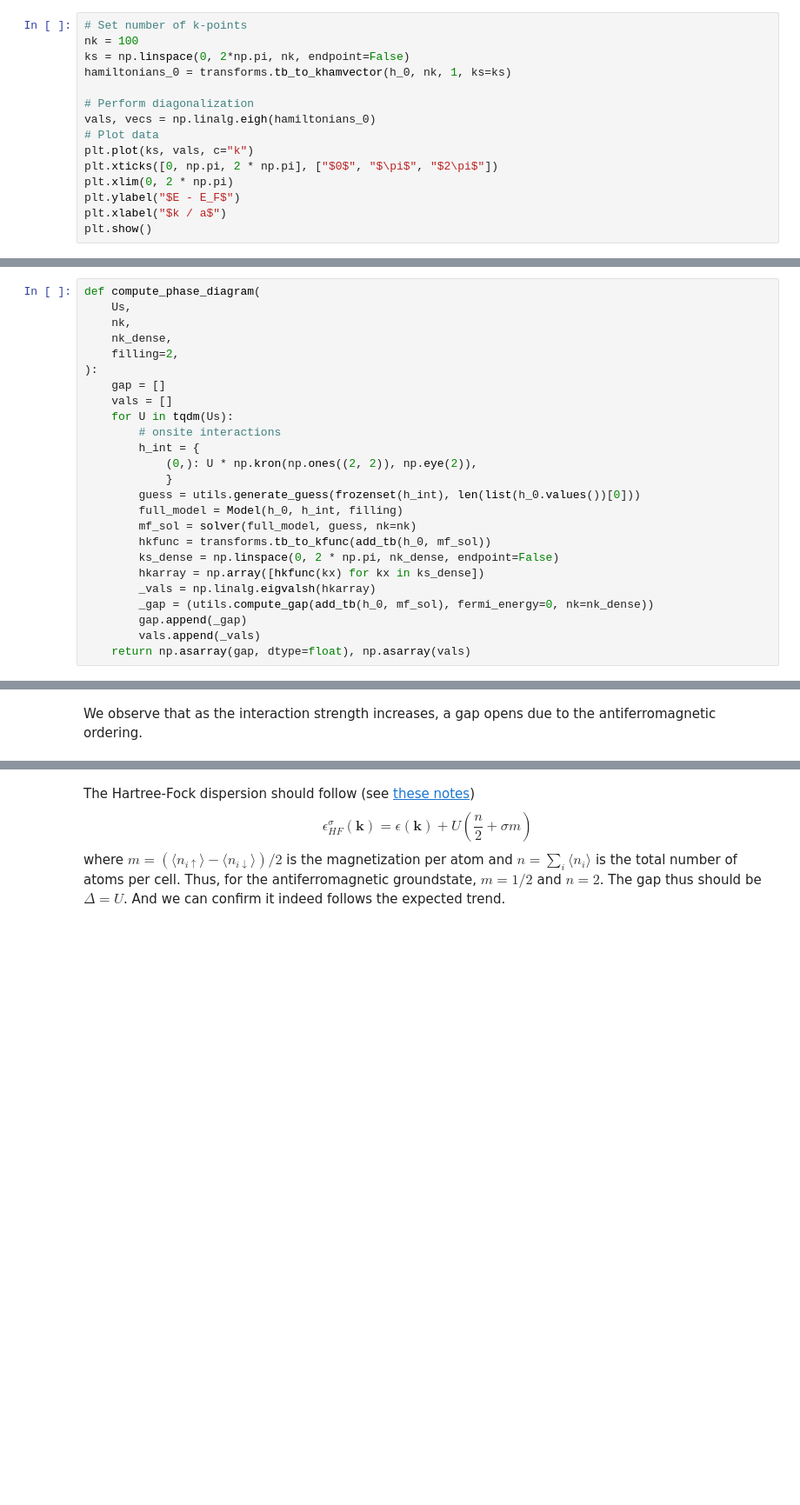
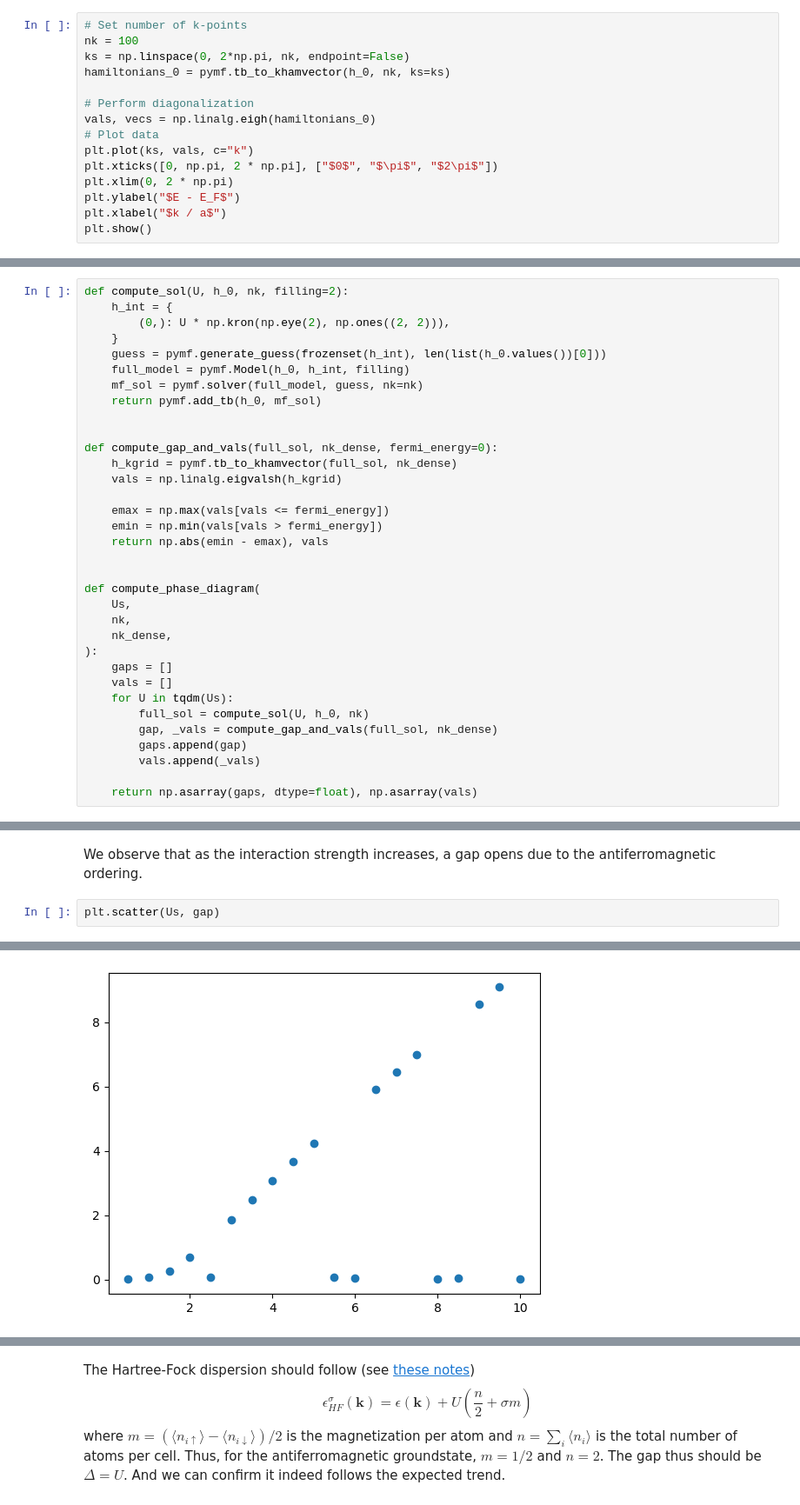
Before and after one commit to quantum-tinkerer/MeanFi, a Jupyter notebook: examples/1d_hubbard_totalenergy.ipynb, the cells around one changed output, grey strips where cells are left out. Shown: that part at 87% size. Saved outputs shown, nothing was run; the diff lists cells and outputs as text; blank space fills up the shorter version.

```diff
--- a/examples/1d_hubbard_totalenergy.ipynb
+++ b/examples/1d_hubbard_totalenergy.ipynb
@@ -28,7 +22,7 @@ To build the tight-binding model, we need to generate a Hamiltonian on a k-point
 # Set number of k-points
 nk = 100
 ks = np.linspace(0, 2*np.pi, nk, endpoint=False)
-hamiltonians_0 = transforms.tb_to_khamvector(h_0, nk, 1, ks=ks)
+hamiltonians_0 = pymf.tb_to_khamvector(h_0, nk, ks=ks)
 
 # Perform diagonalization
 vals, vecs = np.linalg.eigh(hamiltonians_0)
@@ -55,30 +49,39 @@ H_{int} =
 \end{array}\right)~.
 $$
 # %%
+def compute_sol(U, h_0, nk, filling=2):
+    h_int = {
+        (0,): U * np.kron(np.eye(2), np.ones((2, 2))),
+    }
+    guess = pymf.generate_guess(frozenset(h_int), len(list(h_0.values())[0]))
+    full_model = pymf.Model(h_0, h_int, filling)
+    mf_sol = pymf.solver(full_model, guess, nk=nk)
+    return pymf.add_tb(h_0, mf_sol)
+
+
+def compute_gap_and_vals(full_sol, nk_dense, fermi_energy=0):
+    h_kgrid = pymf.tb_to_khamvector(full_sol, nk_dense)
+    vals = np.linalg.eigvalsh(h_kgrid)
+
+    emax = np.max(vals[vals <= fermi_energy])
+    emin = np.min(vals[vals > fermi_energy])
+    return np.abs(emin - emax), vals
+
+
 def compute_phase_diagram(
     Us,
     nk,
     nk_dense,
-    filling=2,
 ):
-    gap = []
+    gaps = []
     vals = []
     for U in tqdm(Us):
-        # onsite interactions
-        h_int = {
-            (0,): U * np.kron(np.ones((2, 2)), np.eye(2)),
-            }
-        guess = utils.generate_guess(frozenset(h_int), len(list(h_0.values())[0]))
-        full_model = Model(h_0, h_int, filling)
-        mf_sol = solver(full_model, guess, nk=nk)
-        hkfunc = transforms.tb_to_kfunc(add_tb(h_0, mf_sol))
-        ks_dense = np.linspace(0, 2 * np.pi, nk_dense, endpoint=False)
-        hkarray = np.array([hkfunc(kx) for kx in ks_dense])
-        _vals = np.linalg.eigvalsh(hkarray)
-        _gap = (utils.compute_gap(add_tb(h_0, mf_sol), fermi_energy=0, nk=nk_dense))
-        gap.append(_gap)
+        full_sol = compute_sol(U, h_0, nk)
+        gap, _vals = compute_gap_and_vals(full_sol, nk_dense)
+        gaps.append(gap)
         vals.append(_vals)
-    return np.asarray(gap, dtype=float), np.asarray(vals)
+
+    return np.asarray(gaps, dtype=float), np.asarray(vals)
 # %%
 # Interaction strengths
 Us = np.linspace(0.5, 10, 20, endpoint=True)
@@ -98,3 +106,6 @@ ds = xr.Dataset(
 # %% [markdown]
 
 We observe that as the interaction strength increases, a gap opens due to the antiferromagnetic ordering.
+# %%
+plt.scatter(Us, gap)
+# %% [output]
@@ -101,3 +113,4 @@ We observe that as the interaction strength increases, a gap opens due to the an
+[figure, added]
 # %%
 ds.vals.plot.scatter(x="ks", hue="Us", ec=None, s=5)
 plt.axhline(0, ls="--", c="k")
```
Also changed, not shown: parts of 5 cells of this notebook, 1 other file.
